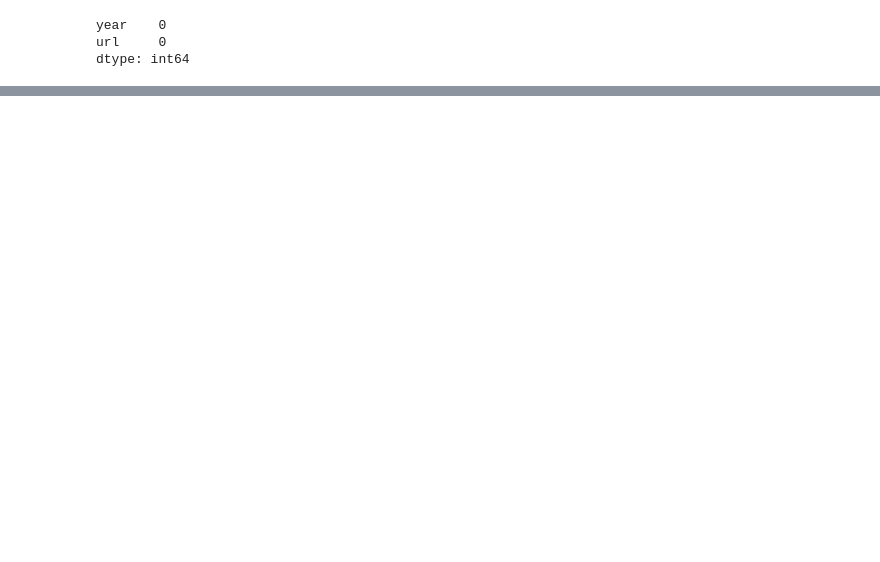
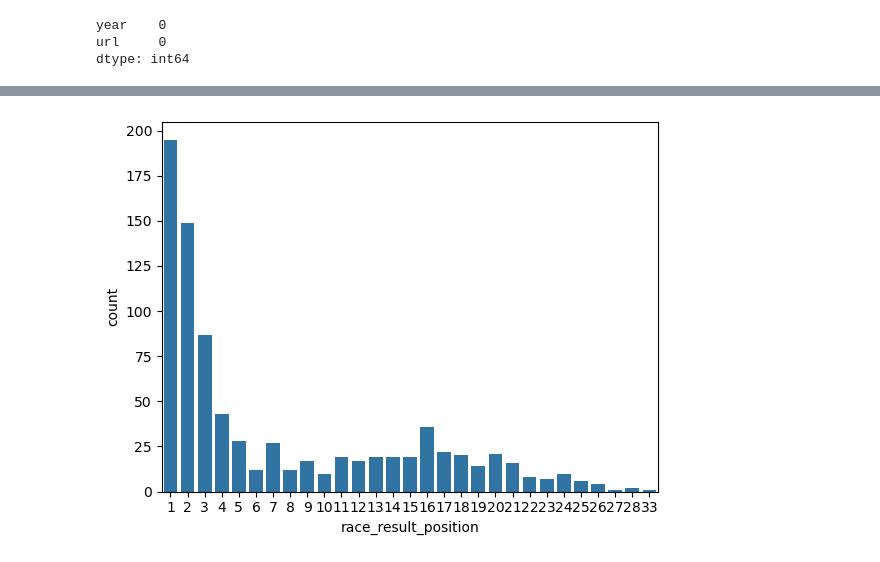
Before and after one commit to astrid275/Project-Week-5, a Jupyter notebook: Ironhack Project Week 5.ipynb, the cells around one changed output, grey strips where cells are left out. Cells and saved outputs as stored; diff of their text form; code cells hidden in the pictures; blank space fills up the shorter version.

```diff
--- a/Ironhack Project Week 5.ipynb
+++ b/Ironhack Project Week 5.ipynb
@@ -409,0 +399,8 @@ merged_df = pd.merge(qualifying_df, results_df, on =['country','year'])
+# %%
+# Starting from P2
+drs_before_2011_df_p2 = drs_before_2011_df[drs_before_2011_df['starting_grid_position']==2]
+# %%
+sns.countplot(data=drs_before_2011_df_p2, x = 'race_result_position')
+plt.show()
+# %% [output]
+[figure, added]
```
Also changed, not shown: parts of 136 cells of this notebook, 5 other files.
